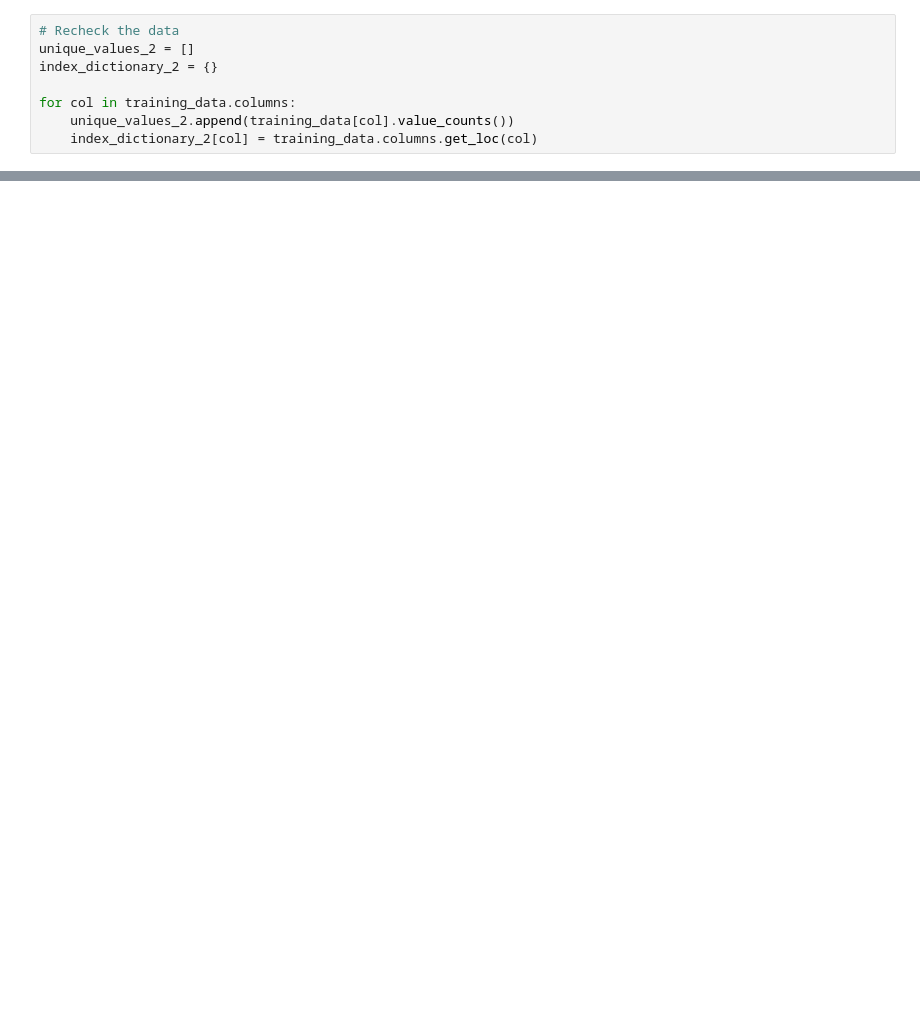
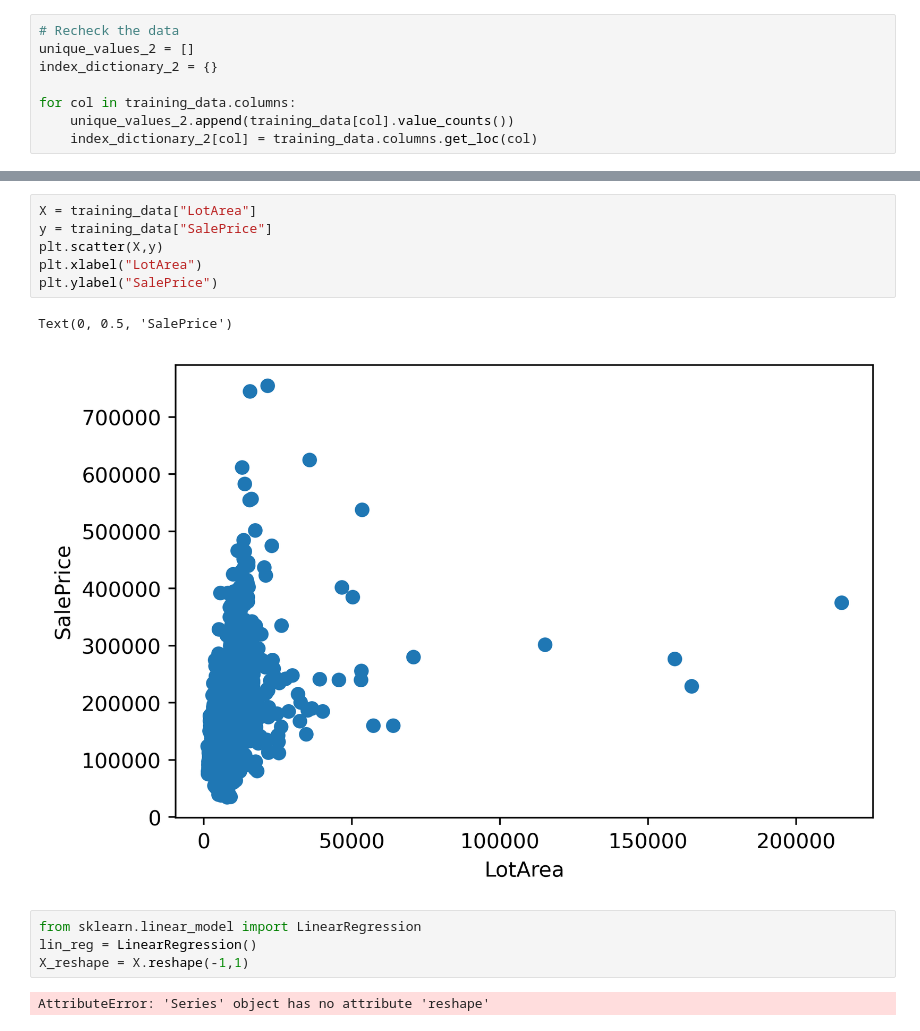
Before and after one commit to niall1994/Learning-Python, a Jupyter notebook: Kaggle Competition/Housing Competitions/Housing Competition.ipynb, the cells around one changed output, grey strips where cells are left out. Cells and saved outputs as stored; diff of their text form; blank space fills up the shorter version.

```diff
--- a/Kaggle Competition/Housing Competitions/Housing Competition.ipynb
+++ b/Kaggle Competition/Housing Competitions/Housing Competition.ipynb
@@ -271,0 +423,15 @@ Name: SalePrice, Length: 663, dtype: int64
+# %%
+X = training_data["LotArea"]
+y = training_data["SalePrice"]
+plt.scatter(X,y)
+plt.xlabel("LotArea")
+plt.ylabel("SalePrice")
+# %% [output]
+Text(0, 0.5, 'SalePrice')
+[figure, added]
+# %%
+from sklearn.linear_model import LinearRegression
+lin_reg = LinearRegression()
+X_reshape = X.reshape(-1,1)
+# %% [output]
+AttributeError: 'Series' object has no attribute 'reshape'
```
Also changed, not shown: parts of 22 cells of this notebook.
